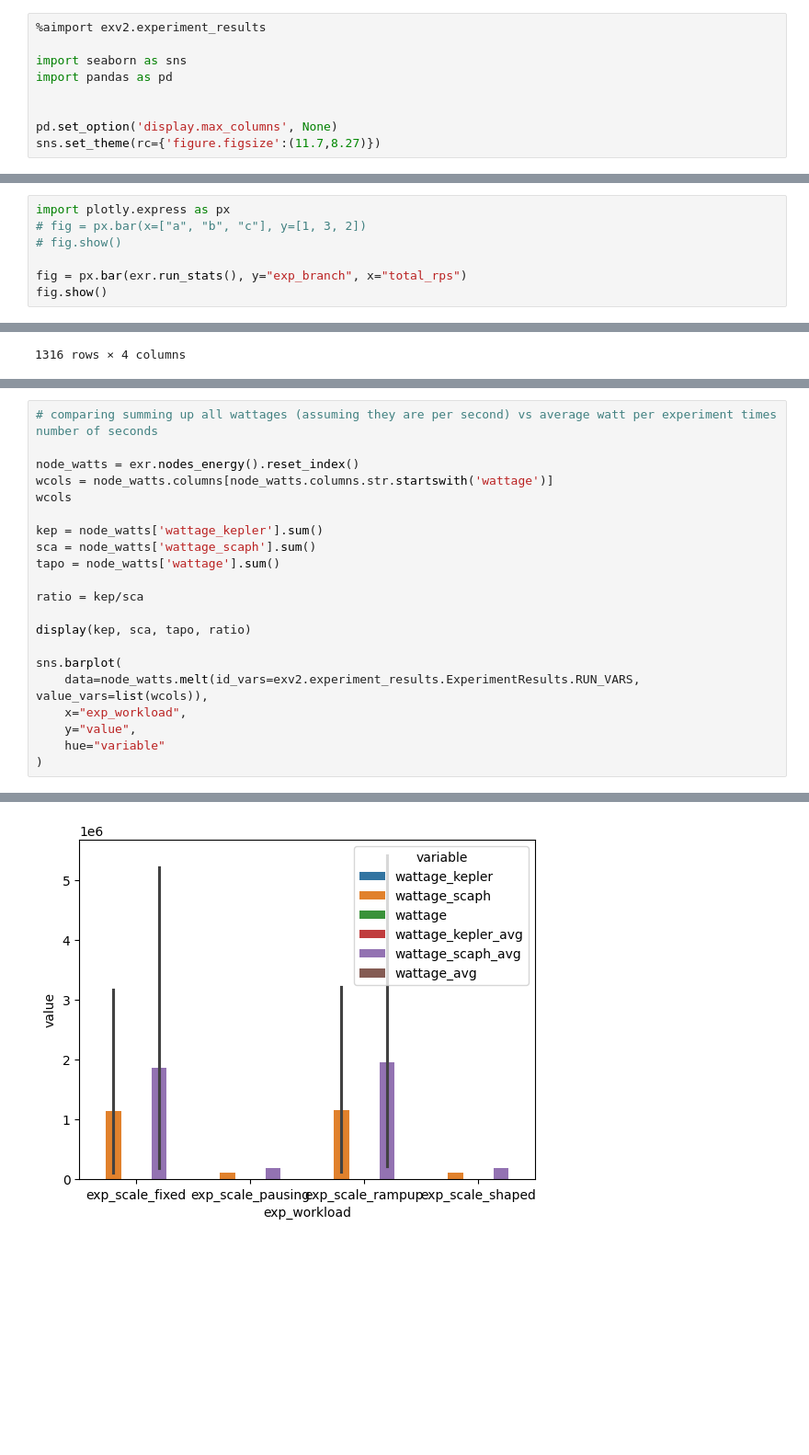
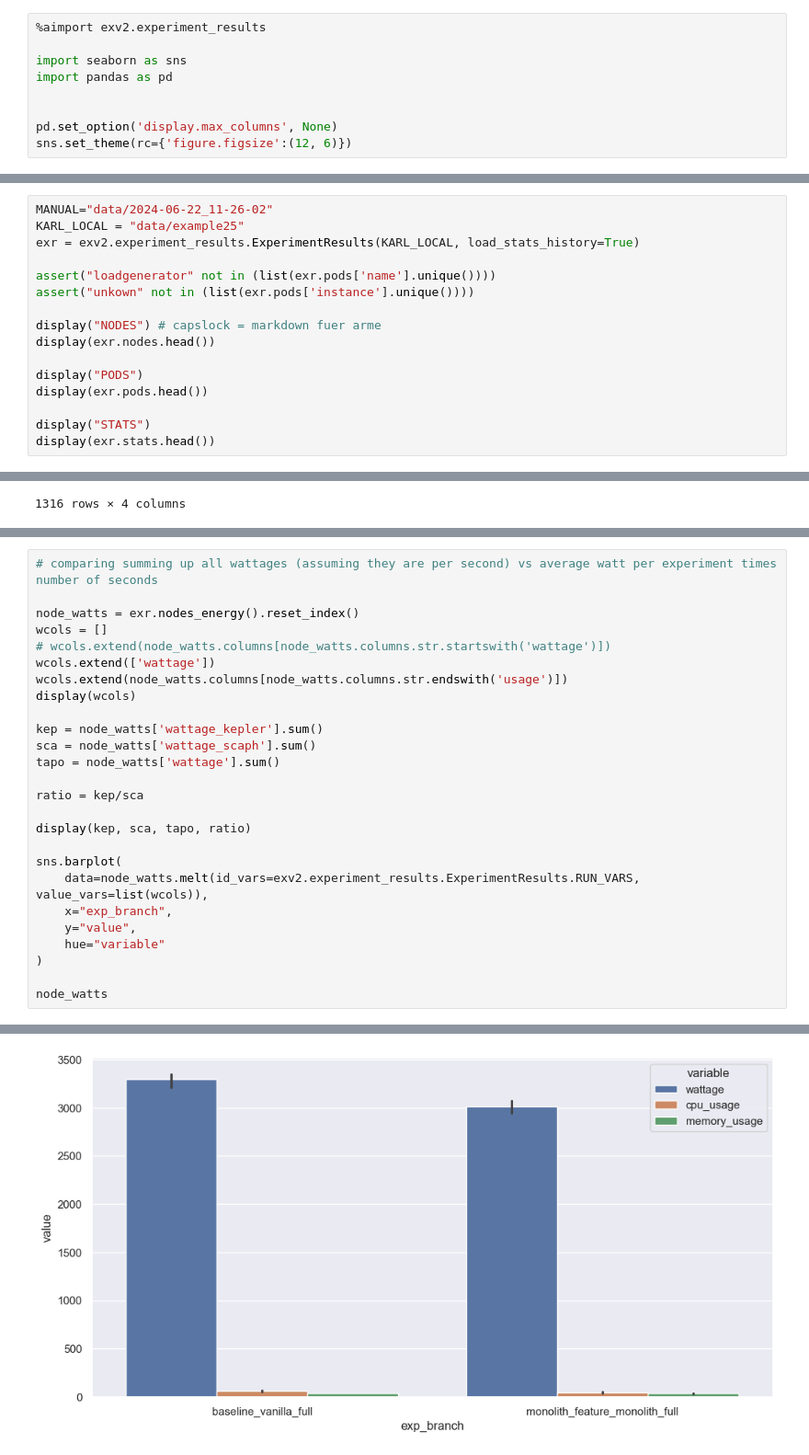
Before and after one commit to clue2-sose25/Clue2, a Jupyter notebook: eval6000.ipynb, the cells around one changed output, grey strips where cells are left out. Shown: that part at 92% size. Saved outputs shown, nothing was run; the diff lists cells and outputs as text; blank space fills up the shorter version.

```diff
--- a/eval6000.ipynb
+++ b/eval6000.ipynb
@@ -9,4 +12,4 @@ import pandas as pd
 
 
 pd.set_option('display.max_columns', None)
-sns.set_theme(rc={'figure.figsize':(11.7,8.27)})
+sns.set_theme(rc={'figure.figsize':(12, 6)})
@@ -66,0 +16,16 @@ exr.nodes
+# %%
+MANUAL="data/2024-06-22_11-26-02"
+KARL_LOCAL = "data/example25"
+exr = exv2.experiment_results.ExperimentResults(KARL_LOCAL, load_stats_history=True)
+
+assert("loadgenerator" not in (list(exr.pods['name'].unique())))
+assert("unkown" not in (list(exr.pods['instance'].unique())))
+
+display("NODES") # capslock = markdown fuer arme
+display(exr.nodes.head())
+
+display("PODS")
+display(exr.pods.head())
+
+display("STATS")
+display(exr.stats.head())
@@ -106,7 +80,0 @@ sns.barplot(data=exr.rps_per_branch(), x="value", y="exp_branch", hue="variable"
-# %%
-import plotly.express as px
-# fig = px.bar(x=["a", "b", "c"], y=[1, 3, 2])
-# fig.show()
-
-fig = px.bar(exr.run_stats(), y="exp_branch", x="total_rps")
-fig.show()
@@ -217,8 +170,11 @@ exr.nodes_energy()
 # comparing summing up all wattages (assuming they are per second) vs average watt per experiment times number of seconds
 
 node_watts = exr.nodes_energy().reset_index()
-wcols = node_watts.columns[node_watts.columns.str.startswith('wattage')]
-wcols
+wcols = []
+# wcols.extend(node_watts.columns[node_watts.columns.str.startswith('wattage')])
+wcols.extend(['wattage'])
+wcols.extend(node_watts.columns[node_watts.columns.str.endswith('usage')])
+display(wcols)
 
 kep = node_watts['wattage_kepler'].sum()
 sca = node_watts['wattage_scaph'].sum()
@@ -230,8 +186,10 @@ display(kep, sca, tapo, ratio)
 
 sns.barplot(
     data=node_watts.melt(id_vars=exv2.experiment_results.ExperimentResults.RUN_VARS, value_vars=list(wcols)),
-    x="exp_workload",
+    x="exp_branch",
     y="value",
     hue="variable"
 )
+
+node_watts
 # %% [output]
@@ -243 +214 @@ np.float64(0.00020865021330839455)
-[figure, old version]
+[figure, new version]
```
Also changed, not shown: parts of 22 cells of this notebook.
